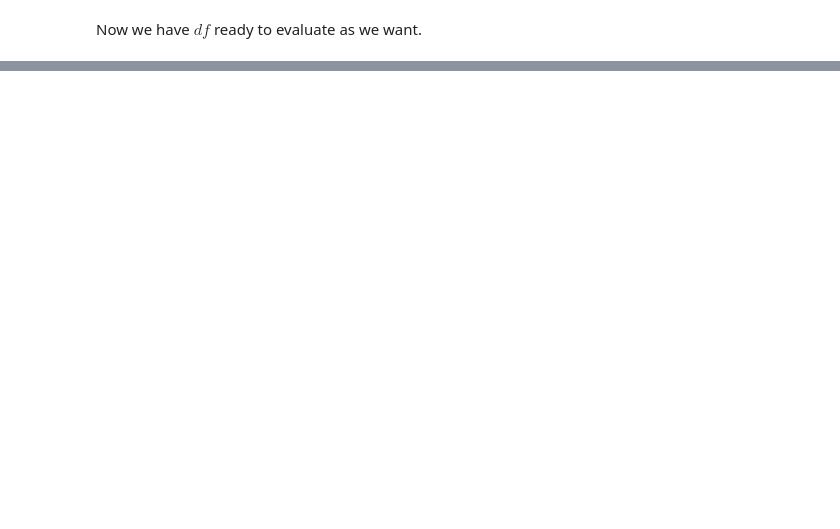
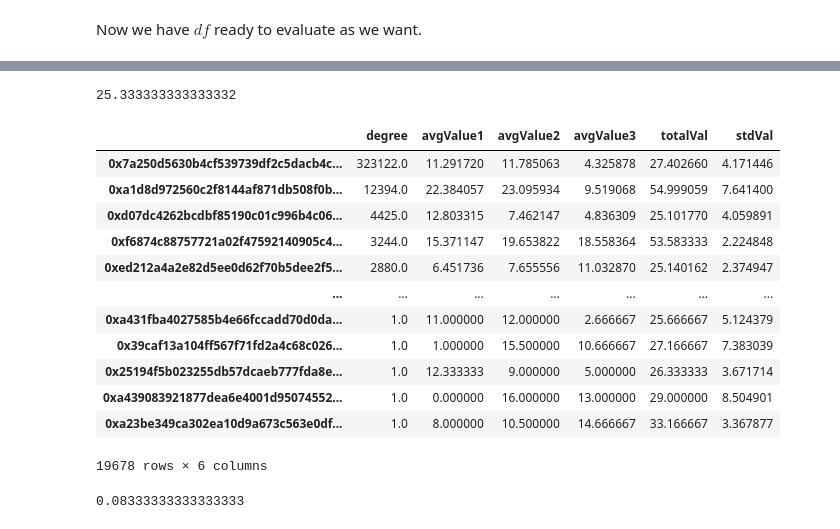
Before and after one commit to PedroHFSO/EthereumDataAnalysis, a Jupyter notebook: Analysis/Russia Paper/Paper Extension/degree_comparasion.ipynb, the cells around one changed output, grey strips where cells are left out. Saved outputs shown, nothing was run; the diff lists cells and outputs as text; code cells hidden in the pictures; blank space fills up the shorter version.

```diff
--- a/Analysis/Russia Paper/Paper Extension/degree_comparasion.ipynb
+++ b/Analysis/Russia Paper/Paper Extension/degree_comparasion.ipynb
@@ -124,0 +110,8 @@ Name: 0x41d3ab85aafed2ef9e644cb7d3bbca2fc4d8cac8, dtype: float64
+# %%
+test_df = lookup_df.copy()
+test_df['avgValue1'] = test_df['avgValue1']/test_df['degree']
+test_df['avgValue2'] = test_df['avgValue2']/test_df['degree']
+test_df['avgValue3'] = test_df['avgValue3']/test_df['degree']
+test_df['totalVal'] = test_df['avgValue1'] + test_df['avgValue2'] + test_df['avgValue3']
+test_df['stdVal'] = test_df[['avgValue1', 'avgValue2', 'avgValue3']].std(axis = 1)
+test_df
@@ -124,0 +132,30 @@ Name: 0x41d3ab85aafed2ef9e644cb7d3bbca2fc4d8cac8, dtype: float64
+# %%
+test_df.query('stdVal > 0')['totalVal'].quantile(.975)
+# %% [output]
+25.333333333333332
+# %%
+decreasing_df = (
+    test_df
+    .query('stdVal > 0 and stdVal <= 10') #10 also 97.5th quantile
+    .query('totalVal > 25') #97.5th quantile
+    .sort_values(by = 'degree', ascending = False) #Tem que testar esses limiares aí que eu usei o 97.5º quantil
+)
+decreasing_df
+# %% [output]
+|  | degree | avgValue1 | avgValue2 | avgValue3 | totalVal | stdVal |
+| 0x7a250d5630b4cf539739df2c5dacb4c... | 323122.0 | 11.291720 | 11.785063 | 4.325878 | 27.402660 | 4.171446 |
+| 0xa1d8d972560c2f8144af871db508f0b... | 12394.0 | 22.384057 | 23.095934 | 9.519068 | 54.999059 | 7.641400 |
+| 0xd07dc4262bcdbf85190c01c996b4c06... | 4425.0 | 12.803315 | 7.462147 | 4.836309 | 25.101770 | 4.059891 |
+| 0xf6874c88757721a02f47592140905c4... | 3244.0 | 15.371147 | 19.653822 | 18.558364 | 53.583333 | 2.224848 |
+| 0xed212a4a2e82d5ee0d62f70b5dee2f5... | 2880.0 | 6.451736 | 7.655556 | 11.032870 | 25.140162 | 2.374947 |
+| ... | ... | ... | ... | ... | ... | ... |
+| 0xa431fba4027585b4e66fccadd70d0da... | 1.0 | 11.000000 | 12.000000 | 2.666667 | 25.666667 | 5.124379 |
+| 0x39caf13a104ff567f71fd2a4c68c026... | 1.0 | 1.000000 | 15.500000 | 10.666667 | 27.166667 | 7.383039 |
+| 0x25194f5b023255db57dcaeb777fda8e... | 1.0 | 12.333333 | 9.000000 | 5.000000 | 26.333333 | 3.671714 |
+| 0xa439083921877dea6e4001d95074552... | 1.0 | 0.000000 | 16.000000 | 13.000000 | 29.000000 | 8.504901 |
+| 0xa23be349ca302ea10d9a673c563e0df... | 1.0 | 8.000000 | 10.500000 | 14.666667 | 33.166667 | 3.367877 |
+19678 rows × 6 columns
+# %%
+test_df.query('stdVal > 0')['totalVal'].quantile(.025)
+# %% [output]
+0.08333333333333333
```
Also changed, not shown: parts of 15 cells of this notebook.
